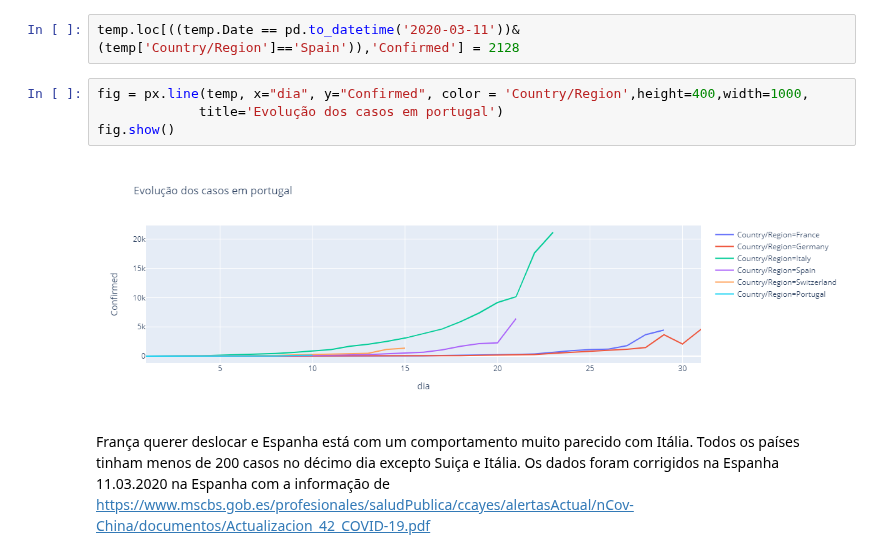
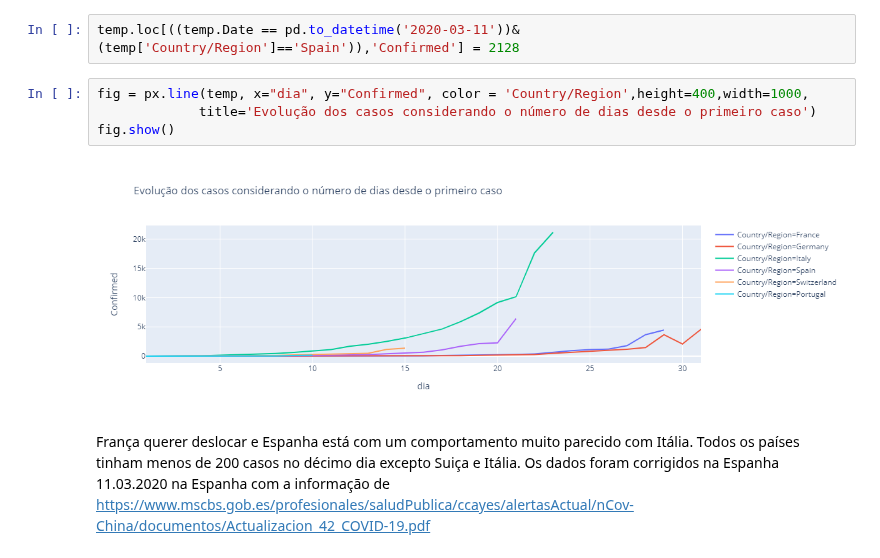
Before and after one commit to pesobreiro/jupyternotebooks, a Jupyter notebook: analysis/Covid-19.ipynb, the cells around one changed output. Drawn from its saved outputs; the diff is of its cells as text.

```diff
--- a/analysis/Covid-19.ipynb
+++ b/analysis/Covid-19.ipynb
@@ -205,10 +205,10 @@ for pais in paises:
 temp.loc[((temp.Date == pd.to_datetime('2020-03-11'))&(temp['Country/Region']=='Spain')),'Confirmed'] = 2128
 # %%
 fig = px.line(temp, x="dia", y="Confirmed", color = 'Country/Region',height=400,width=1000,
-             title='Evolução dos casos em portugal')
+             title='Evolução dos casos considerando o número de dias desde o primeiro caso')
 fig.show()
 # %% [output]
-[figure, old version]
+[figure, new version]
 # %% [markdown]
 França querer deslocar e Espanha está com um comportamento muito parecido com Itália. Todos os países tinham menos de 200 casos no décimo dia excepto Suiça e Itália.
 Os dados foram corrigidos na Espanha 11.03.2020 na Espanha com a informação de https://www.mscbs.gob.es/profesionales/saludPublica/ccayes/alertasActual/nCov-China/documentos/Actualizacion_42_COVID-19.pdf
```
